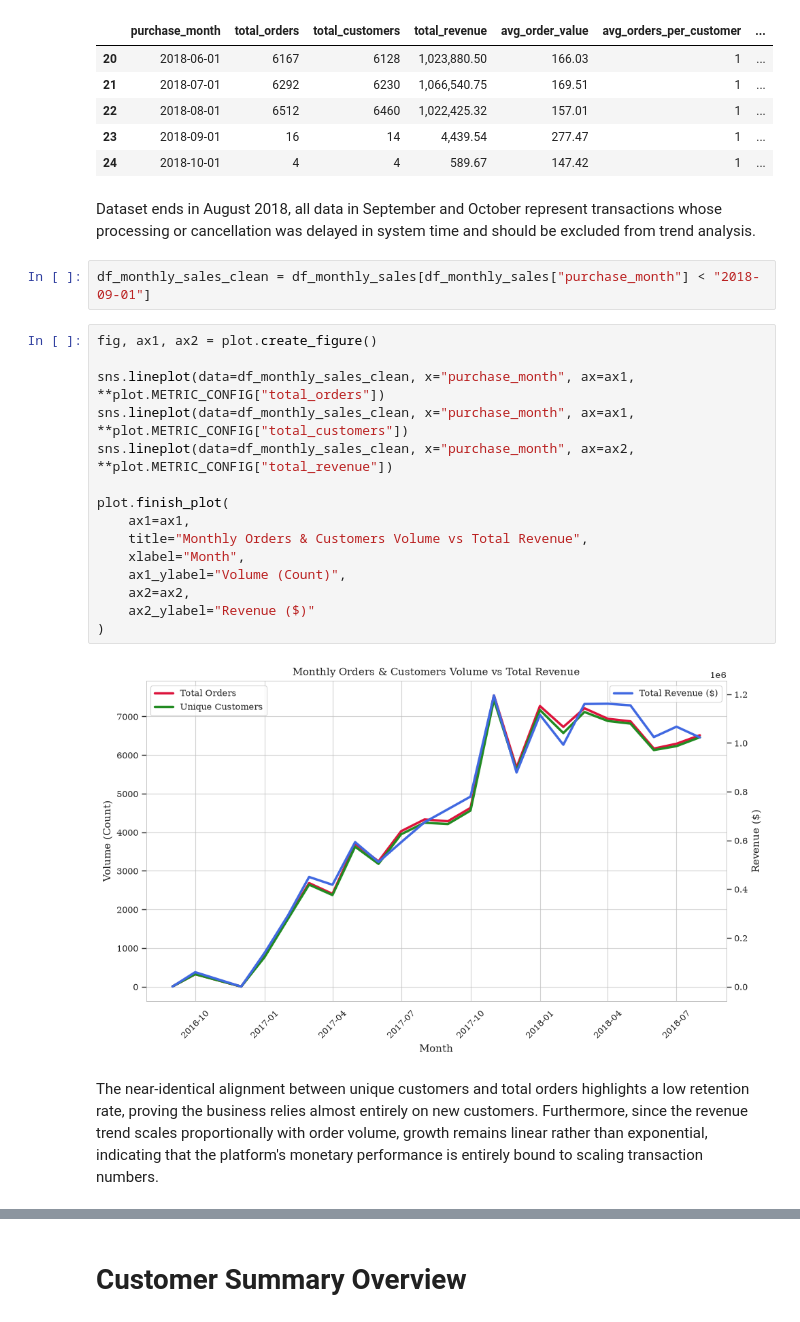
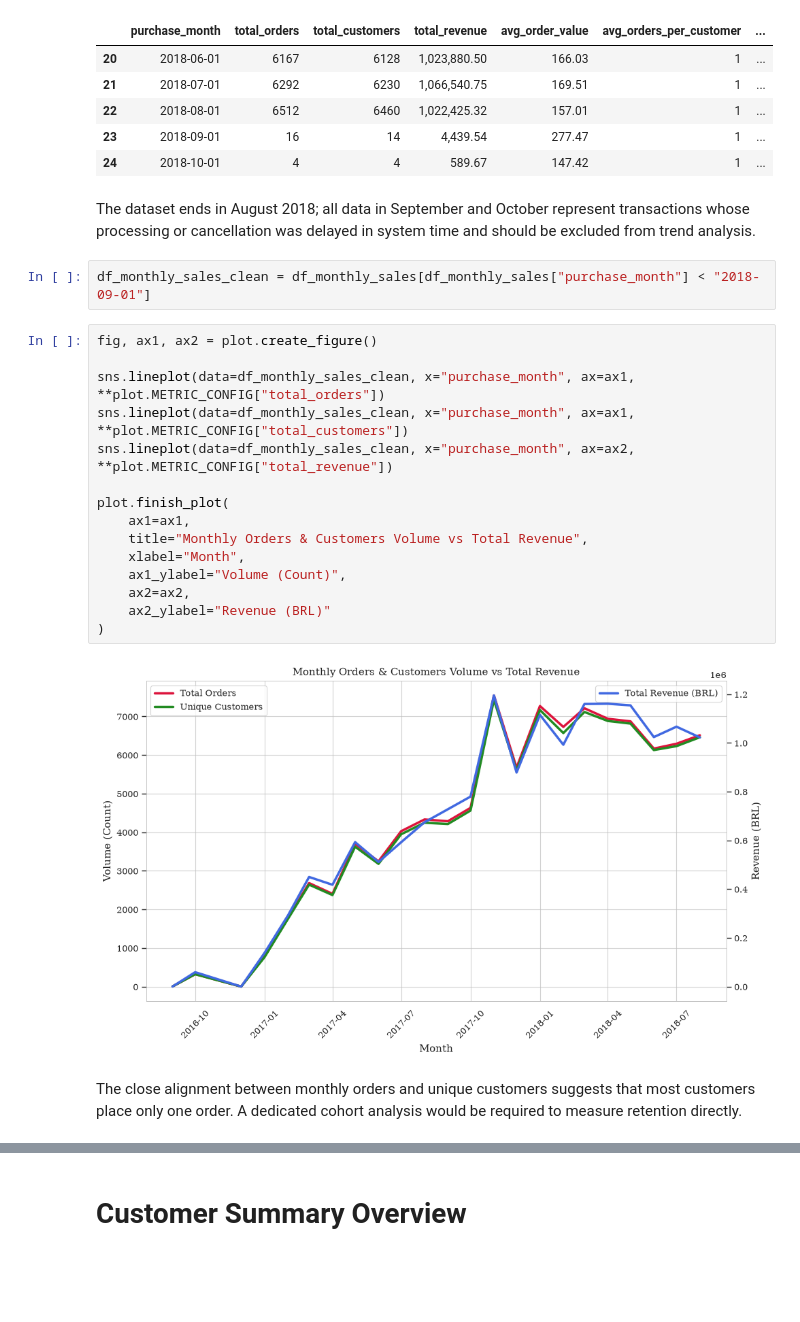
Before and after one commit to MarKotyn/olist-ecommerce-customer-analytics, a Jupyter notebook: python/notebooks/02_eda.ipynb, the cells around one changed output, grey strips where cells are left out. Drawn from its saved outputs; the diff is of its cells as text; blank space fills up the shorter version.

```diff
--- a/python/notebooks/02_eda.ipynb
+++ b/python/notebooks/02_eda.ipynb
@@ -32,28 +42,28 @@ df_monthly_sales.tail()
 | 23 | 2018-09-01 | 16 | 14 | 4,439.54 | 277.47 | 1 | ... |
 | 24 | 2018-10-01 | 4 | 4 | 589.67 | 147.42 | 1 | ... |
 # %% [markdown]
-Dataset ends in August 2018, all data in September and October represent transactions whose processing or cancellation was delayed in system time and should be excluded from trend analysis.
+The dataset ends in August 2018; all data in September and October represent transactions whose processing or cancellation was delayed in system time and should be excluded from trend analysis.
 # %%
 df_monthly_sales_clean = df_monthly_sales[df_monthly_sales["purchase_month"] < "2018-09-01"]
 # %%
 fig, ax1, ax2 = plot.create_figure()
 
 sns.lineplot(data=df_monthly_sales_clean, x="purchase_month", ax=ax1, **plot.METRIC_CONFIG["total_orders"])
 sns.lineplot(data=df_monthly_sales_clean, x="purchase_month", ax=ax1, **plot.METRIC_CONFIG["total_customers"])
 sns.lineplot(data=df_monthly_sales_clean, x="purchase_month", ax=ax2, **plot.METRIC_CONFIG["total_revenue"])
 
 plot.finish_plot(
     ax1=ax1,
     title="Monthly Orders & Customers Volume vs Total Revenue",
     xlabel="Month",
     ax1_ylabel="Volume (Count)",
     ax2=ax2,
-    ax2_ylabel="Revenue ($)"
+    ax2_ylabel="Revenue (BRL)"
 )
 # %% [output]
-[figure, old version]
+[figure, new version]
 # %% [markdown]
-The near-identical alignment between unique customers and total orders highlights a low retention rate, proving the business relies almost entirely on new customers. Furthermore, since the revenue trend scales proportionally with order volume, growth remains linear rather than exponential, indicating that the platform's monetary performance is entirely bound to scaling transaction numbers.
+The close alignment between monthly orders and unique customers suggests that most customers place only one order. A dedicated cohort analysis would be required to measure retention directly.
 # %%
 fig, ax1, ax2 = plot.create_figure()
 
```
Also changed, not shown: parts of 49 cells of this notebook, 1 other file.
